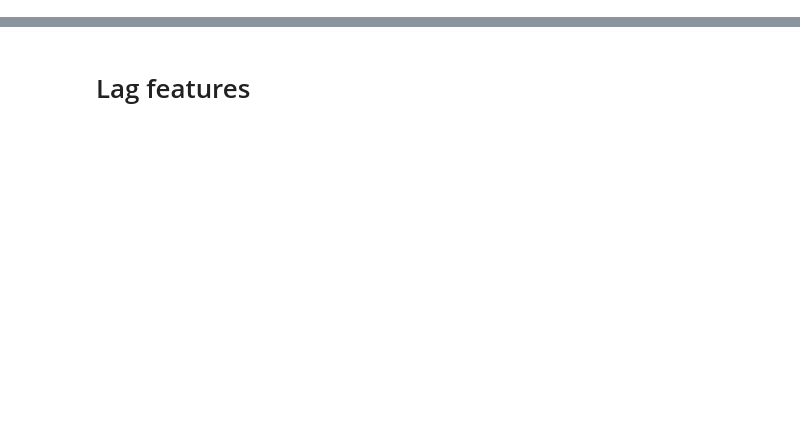
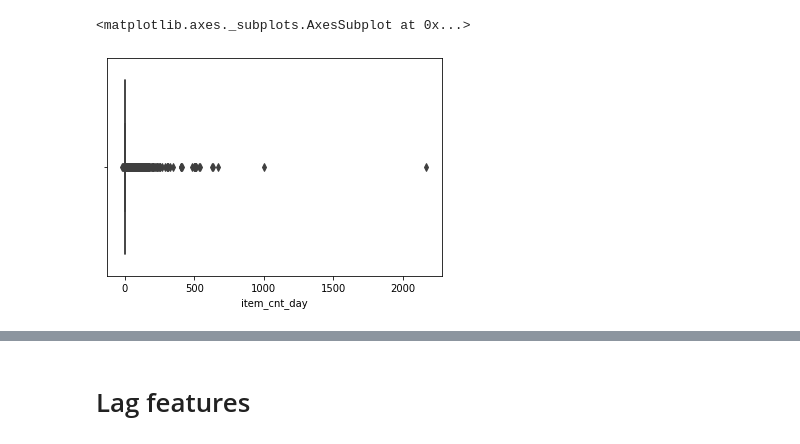
Before and after one commit to wenceslai/kaggle_competitions, a Jupyter notebook: predict_sales_finale.ipynb, the cells around one changed output, grey strips where cells are left out. Drawn from its saved outputs; the diff is of its cells as text; code cells hidden in the pictures; blank space fills up the shorter version.

```diff
--- a/predict_sales_finale.ipynb
+++ b/predict_sales_finale.ipynb
@@ -29,0 +44,5 @@ test = pd.read_csv(os.path.join(data_folder, 'test.csv'))
+# %%
+sns.boxplot(x=train['item_cnt_day'])
+# %% [output]
+<matplotlib.axes._subplots.AxesSubplot at 0x...>
+[figure, added]
```
Also changed, not shown: parts of 28 cells of this notebook.
